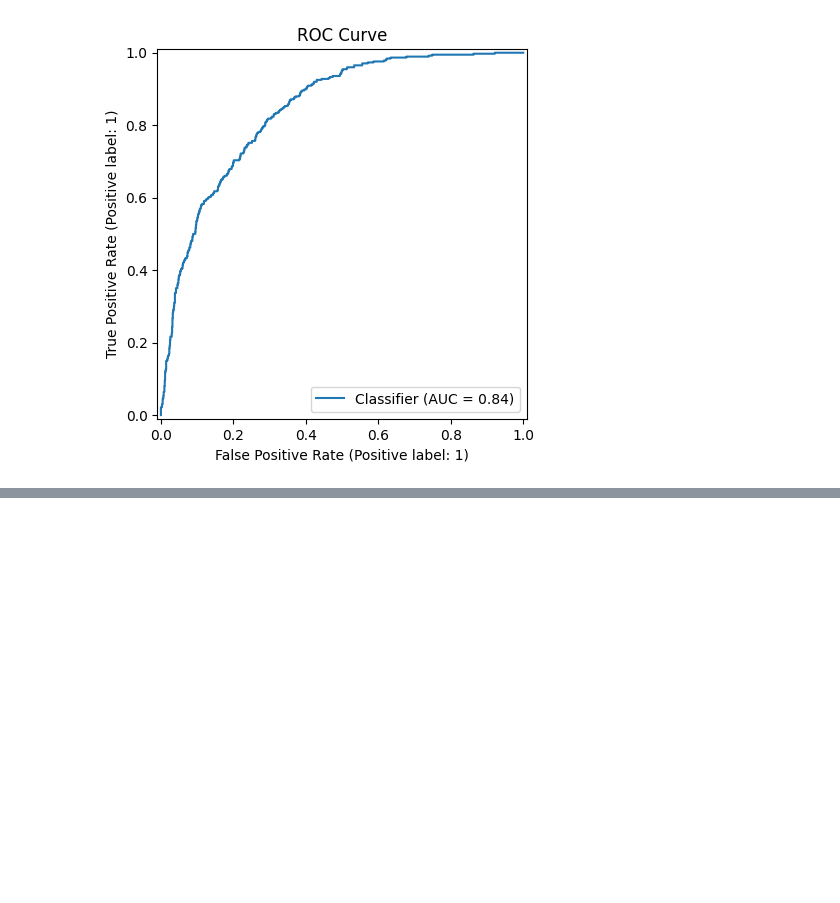
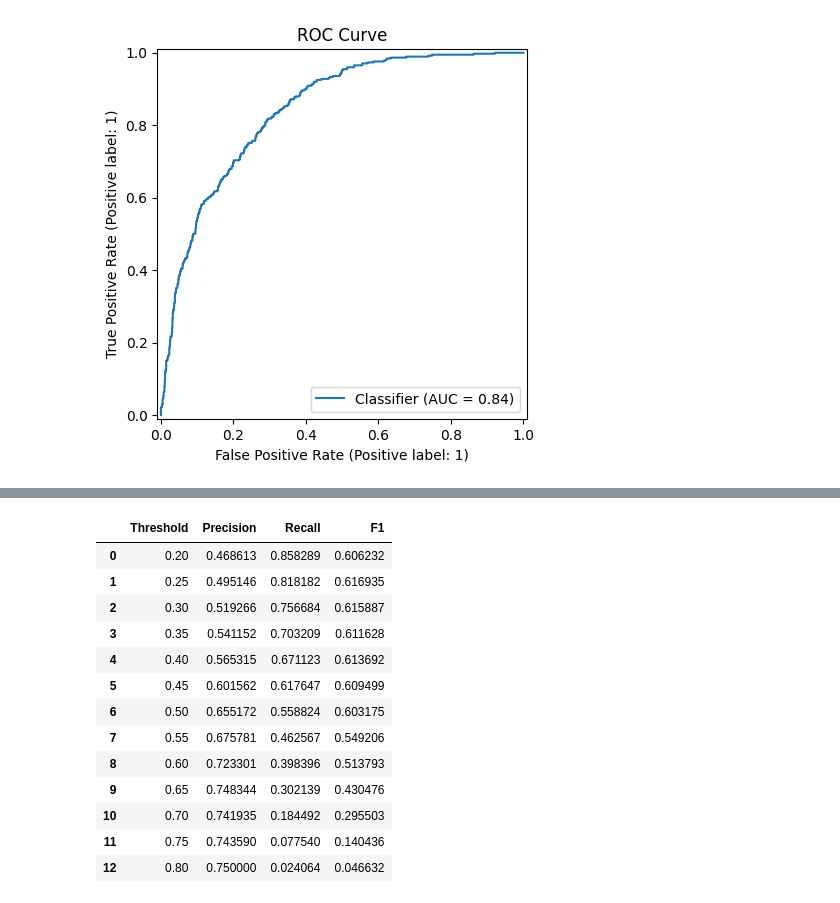
Before and after one commit to shavkatjony/telco-c-classifier-alias, a Jupyter notebook: notebooks/04_evaluation.ipynb, the cells around one changed output, grey strips where cells are left out. Saved outputs shown, nothing was run; the diff lists cells and outputs as text; code cells hidden in the pictures; blank space fills up the shorter version.

```diff
--- a/notebooks/04_evaluation.ipynb
+++ b/notebooks/04_evaluation.ipynb
@@ -140,0 +162,48 @@ plt.show()
+# %%
+import numpy as np
+
+thresholds = np.arange(0.20, 0.81, 0.05)
+
+threshold_results = []
+
+for threshold in thresholds:
+
+    y_threshold = (y_prob >= threshold).astype(int)
+
+    threshold_results.append({
+        'Threshold': threshold,
+        'Precision': precision_score(
+            y_test,
+            y_threshold,
+            zero_division=0
+        ),
+        'Recall': recall_score(
+            y_test,
+            y_threshold,
+            zero_division=0
+        ),
+        'F1': f1_score(
+            y_test,
+            y_threshold,
+            zero_division=0
+        )
+    })
+
+threshold_df = pd.DataFrame(threshold_results)
+
+threshold_df
+# %% [output]
+|  | Threshold | Precision | Recall | F1 |
+| 0 | 0.20 | 0.468613 | 0.858289 | 0.606232 |
+| 1 | 0.25 | 0.495146 | 0.818182 | 0.616935 |
+| 2 | 0.30 | 0.519266 | 0.756684 | 0.615887 |
+| 3 | 0.35 | 0.541152 | 0.703209 | 0.611628 |
+| 4 | 0.40 | 0.565315 | 0.671123 | 0.613692 |
+| 5 | 0.45 | 0.601562 | 0.617647 | 0.609499 |
+| 6 | 0.50 | 0.655172 | 0.558824 | 0.603175 |
+| 7 | 0.55 | 0.675781 | 0.462567 | 0.549206 |
+| 8 | 0.60 | 0.723301 | 0.398396 | 0.513793 |
+| 9 | 0.65 | 0.748344 | 0.302139 | 0.430476 |
+| 10 | 0.70 | 0.741935 | 0.184492 | 0.295503 |
+| 11 | 0.75 | 0.743590 | 0.077540 | 0.140436 |
+| 12 | 0.80 | 0.750000 | 0.024064 | 0.046632 |
```
Also changed, not shown: parts of 5 cells of this notebook.
